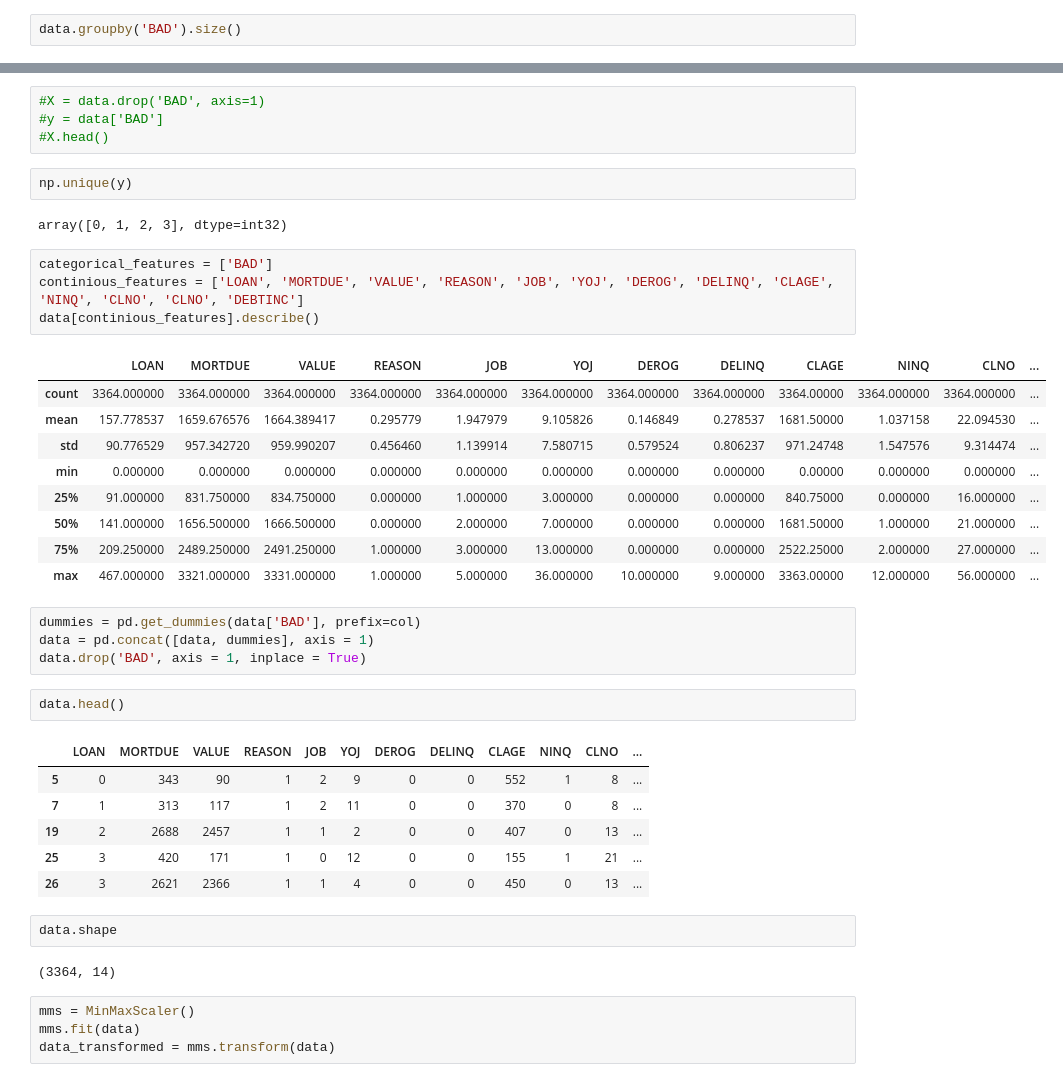
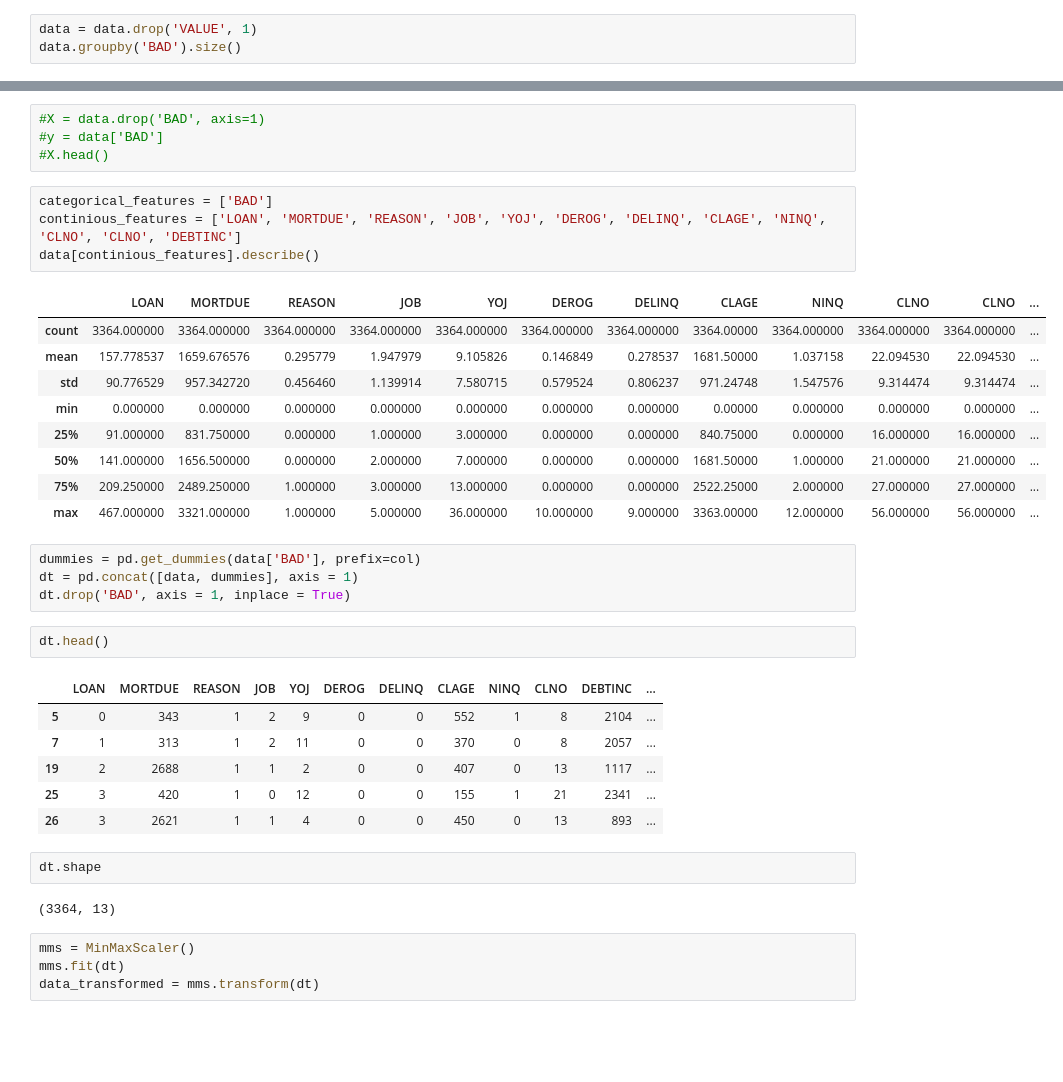
Before and after one commit to windmill312/ML-labs, a Jupyter notebook: lab2/lab2.ipynb, the cells around one changed output, grey strips where cells are left out. Cells and saved outputs as stored; diff of their text form; blank space fills up the shorter version.

```diff
--- a/lab2/lab2.ipynb
+++ b/lab2/lab2.ipynb
@@ -66,6 +67,7 @@ data.shape
 # %% [output]
 (3364, 13)
 # %%
+data = data.drop('VALUE', 1)
 data.groupby('BAD').size()
 # %% [output]
 BAD
@@ -97,45 +99,41 @@ array([2, 1, 0, 3, 4, 5])
 #X = data.drop('BAD', axis=1)
 #y = data['BAD']
 #X.head()
-# %%
-np.unique(y)
-# %% [output]
-array([0, 1, 2, 3], dtype=int32)
 # %%
 categorical_features = ['BAD']
-continious_features = ['LOAN', 'MORTDUE', 'VALUE', 'REASON', 'JOB', 'YOJ', 'DEROG', 'DELINQ', 'CLAGE', 'NINQ', 'CLNO', 'CLNO', 'DEBTINC']
+continious_features = ['LOAN', 'MORTDUE', 'REASON', 'JOB', 'YOJ', 'DEROG', 'DELINQ', 'CLAGE', 'NINQ', 'CLNO', 'CLNO', 'DEBTINC']
 data[continious_features].describe()
 # %% [output]
-|  | LOAN | MORTDUE | VALUE | REASON | JOB | YOJ | DEROG | DELINQ | CLAGE | NINQ | CLNO | ... |
-| count | 3364.000000 | 3364.000000 | 3364.000000 | 3364.000000 | 3364.000000 | 3364.000000 | 3364.000000 | 3364.000000 | 3364.00000 | 3364.000000 | 3364.000000 | ... |
-| mean | 157.778537 | 1659.676576 | 1664.389417 | 0.295779 | 1.947979 | 9.105826 | 0.146849 | 0.278537 | 1681.50000 | 1.037158 | 22.094530 | ... |
-| std | 90.776529 | 957.342720 | 959.990207 | 0.456460 | 1.139914 | 7.580715 | 0.579524 | 0.806237 | 971.24748 | 1.547576 | 9.314474 | ... |
-| min | 0.000000 | 0.000000 | 0.000000 | 0.000000 | 0.000000 | 0.000000 | 0.000000 | 0.000000 | 0.00000 | 0.000000 | 0.000000 | ... |
-| 25% | 91.000000 | 831.750000 | 834.750000 | 0.000000 | 1.000000 | 3.000000 | 0.000000 | 0.000000 | 840.75000 | 0.000000 | 16.000000 | ... |
-| 50% | 141.000000 | 1656.500000 | 1666.500000 | 0.000000 | 2.000000 | 7.000000 | 0.000000 | 0.000000 | 1681.50000 | 1.000000 | 21.000000 | ... |
-| 75% | 209.250000 | 2489.250000 | 2491.250000 | 1.000000 | 3.000000 | 13.000000 | 0.000000 | 0.000000 | 2522.25000 | 2.000000 | 27.000000 | ... |
-| max | 467.000000 | 3321.000000 | 3331.000000 | 1.000000 | 5.000000 | 36.000000 | 10.000000 | 9.000000 | 3363.00000 | 12.000000 | 56.000000 | ... |
+|  | LOAN | MORTDUE | REASON | JOB | YOJ | DEROG | DELINQ | CLAGE | NINQ | CLNO | CLNO | ... |
+| count | 3364.000000 | 3364.000000 | 3364.000000 | 3364.000000 | 3364.000000 | 3364.000000 | 3364.000000 | 3364.00000 | 3364.000000 | 3364.000000 | 3364.000000 | ... |
+| mean | 157.778537 | 1659.676576 | 0.295779 | 1.947979 | 9.105826 | 0.146849 | 0.278537 | 1681.50000 | 1.037158 | 22.094530 | 22.094530 | ... |
+| std | 90.776529 | 957.342720 | 0.456460 | 1.139914 | 7.580715 | 0.579524 | 0.806237 | 971.24748 | 1.547576 | 9.314474 | 9.314474 | ... |
+| min | 0.000000 | 0.000000 | 0.000000 | 0.000000 | 0.000000 | 0.000000 | 0.000000 | 0.00000 | 0.000000 | 0.000000 | 0.000000 | ... |
+| 25% | 91.000000 | 831.750000 | 0.000000 | 1.000000 | 3.000000 | 0.000000 | 0.000000 | 840.75000 | 0.000000 | 16.000000 | 16.000000 | ... |
+| 50% | 141.000000 | 1656.500000 | 0.000000 | 2.000000 | 7.000000 | 0.000000 | 0.000000 | 1681.50000 | 1.000000 | 21.000000 | 21.000000 | ... |
+| 75% | 209.250000 | 2489.250000 | 1.000000 | 3.000000 | 13.000000 | 0.000000 | 0.000000 | 2522.25000 | 2.000000 | 27.000000 | 27.000000 | ... |
+| max | 467.000000 | 3321.000000 | 1.000000 | 5.000000 | 36.000000 | 10.000000 | 9.000000 | 3363.00000 | 12.000000 | 56.000000 | 56.000000 | ... |
 # %%
 dummies = pd.get_dummies(data['BAD'], prefix=col)
-data = pd.concat([data, dummies], axis = 1)
-data.drop('BAD', axis = 1, inplace = True)
+dt = pd.concat([data, dummies], axis = 1)
+dt.drop('BAD', axis = 1, inplace = True)
 # %%
-data.head()
+dt.head()
 # %% [output]
-|  | LOAN | MORTDUE | VALUE | REASON | JOB | YOJ | DEROG | DELINQ | CLAGE | NINQ | CLNO | ... |
-| 5 | 0 | 343 | 90 | 1 | 2 | 9 | 0 | 0 | 552 | 1 | 8 | ... |
-| 7 | 1 | 313 | 117 | 1 | 2 | 11 | 0 | 0 | 370 | 0 | 8 | ... |
-| 19 | 2 | 2688 | 2457 | 1 | 1 | 2 | 0 | 0 | 407 | 0 | 13 | ... |
-| 25 | 3 | 420 | 171 | 1 | 0 | 12 | 0 | 0 | 155 | 1 | 21 | ... |
-| 26 | 3 | 2621 | 2366 | 1 | 1 | 4 | 0 | 0 | 450 | 0 | 13 | ... |
+|  | LOAN | MORTDUE | REASON | JOB | YOJ | DEROG | DELINQ | CLAGE | NINQ | CLNO | DEBTINC | ... |
+| 5 | 0 | 343 | 1 | 2 | 9 | 0 | 0 | 552 | 1 | 8 | 2104 | ... |
+| 7 | 1 | 313 | 1 | 2 | 11 | 0 | 0 | 370 | 0 | 8 | 2057 | ... |
+| 19 | 2 | 2688 | 1 | 1 | 2 | 0 | 0 | 407 | 0 | 13 | 1117 | ... |
+| 25 | 3 | 420 | 1 | 0 | 12 | 0 | 0 | 155 | 1 | 21 | 2341 | ... |
+| 26 | 3 | 2621 | 1 | 1 | 4 | 0 | 0 | 450 | 0 | 13 | 893 | ... |
 # %%
-data.shape
+dt.shape
 # %% [output]
-(3364, 14)
+(3364, 13)
 # %%
 mms = MinMaxScaler()
-mms.fit(data)
-data_transformed = mms.transform(data)
+mms.fit(dt)
+data_transformed = mms.transform(dt)
 # %%
 Sum = []
 K = range(1,15)
```
Also changed, not shown: parts of 21 cells of this notebook, 2 other files.
